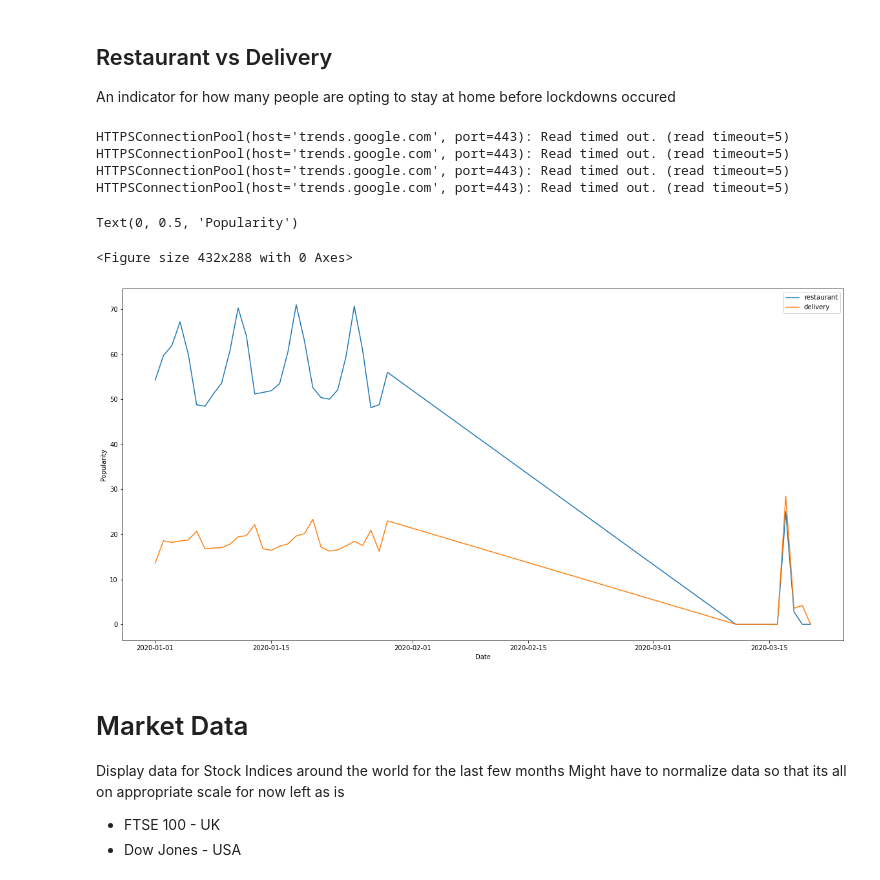
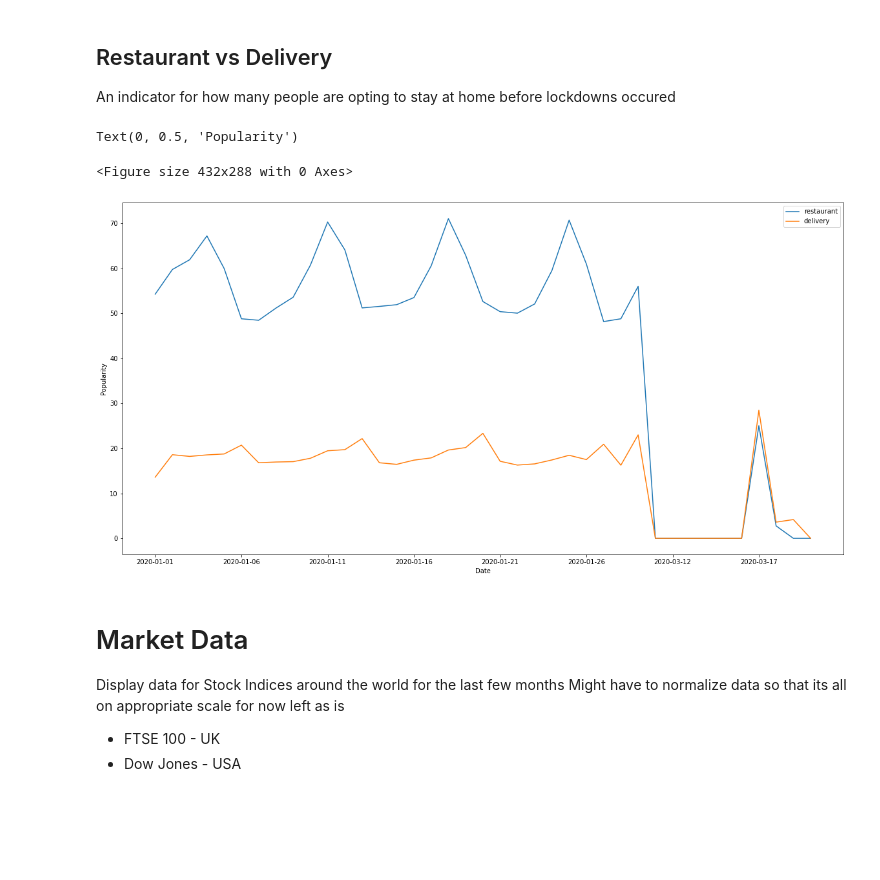
Before and after one commit to wray27/Coronavirus-Sentiment, a Jupyter notebook: notebooks/Sources.ipynb, the cells around one changed output. Drawn from its saved outputs; the diff is of its cells as text; code cells hidden in the pictures; blank space fills up the shorter version.

Commit message:
added data files

```diff
--- a/notebooks/Sources.ipynb
+++ b/notebooks/Sources.ipynb
@@ -139,38 +139,34 @@ An indicator for how many people are opting to stay at home before lockdowns occ
 # %%
 # retriveing data from google
 # pytrend.build_payload(["restaurant", "delivery"], timeframe='2020-01-01 2020-03-20')
 
 # getting historical interest
 # df = pytrend.get_historical_interest(["restaurant", "delivery"], year_start=2020, month_start=1, day_start=1, hour_start=0, year_end=2020, month_end=3, day_end=20, hour_end=0, cat=0, geo='', gprop='', sleep=0)
 # df = df.reset_index()
 
 # Seperating Date into Date and Time Columns
 # df['Date'] = df['date'].dt.date
 # df['Time'] = df['date'].dt.time
 # df = df.drop(['date'], axis=1)
 # df = df.set_index('Date')
 
 # saving Data to a csv file
 # df.to_csv(path_or_buf="../data/rest_del.csv",index=True)
 
 # loading data from csv file
-# df = pd.read_csv(filepath_or_buffer="../data/historical_interest.csv", index_col="Date")
+df = pd.read_csv(filepath_or_buffer="../data/rest_del.csv", index_col="Date")
 
 # averaging the scores over each day
 df_averaged =  df.groupby(['Date']).mean()
 
 # plotting graph
 plt.figure()
 ax = df_averaged.plot(figsize=(20,10))
 ax.set_ylabel('Popularity')
 # %% [output]
-HTTPSConnectionPool(host='trends.google.com', port=443): Read timed out. (read timeout=5)
-HTTPSConnectionPool(host='trends.google.com', port=443): Read timed out. (read timeout=5)
-HTTPSConnectionPool(host='trends.google.com', port=443): Read timed out. (read timeout=5)
-HTTPSConnectionPool(host='trends.google.com', port=443): Read timed out. (read timeout=5)
+Text(0, 0.5, 'Popularity')
-Text(0, 0.5, 'Popularity')
+<Figure size 432x288 with 0 Axes>
-<Figure size 432x288 with 0 Axes>
-[figure, old version]
+[figure, new version]
 # %% [markdown]
 # Market Data
 
```
Also changed, not shown: 2 other files.
